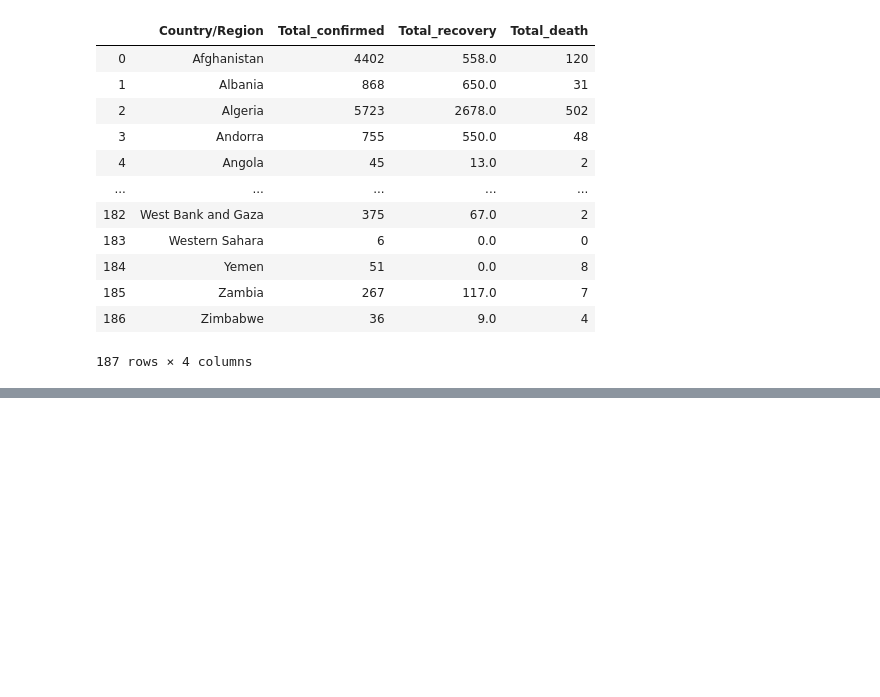
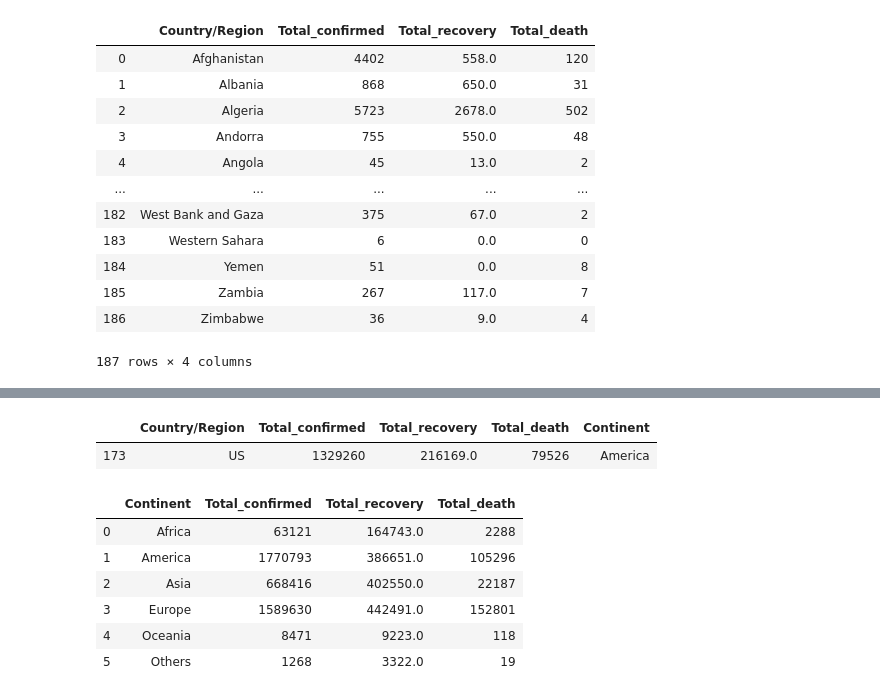
Before and after one commit to Predstan/COVID-19, a Jupyter notebook: covid_code.ipynb, the cells around one changed output, grey strips where cells are left out. Cells and saved outputs as stored; diff of their text form; code cells hidden in the pictures; blank space fills up the shorter version.

```diff
--- a/covid_code.ipynb
+++ b/covid_code.ipynb
@@ -333,0 +295,16 @@ plt.legend(loc='center')
+# %%
+combined[combined["Country/Region"] == "US"]
+# %% [output]
+|  | Country/Region | Total_confirmed | Total_recovery | Total_death | Continent |
+| 173 | US | 1329260 | 216169.0 | 79526 | America |
+# %%
+combined_group = combined.groupby("Continent").sum().reset_index()
+combined_group
+# %% [output]
+|  | Continent | Total_confirmed | Total_recovery | Total_death |
+| 0 | Africa | 63121 | 164743.0 | 2288 |
+| 1 | America | 1770793 | 386651.0 | 105296 |
+| 2 | Asia | 668416 | 402550.0 | 22187 |
+| 3 | Europe | 1589630 | 442491.0 | 152801 |
+| 4 | Oceania | 8471 | 9223.0 | 118 |
+| 5 | Others | 1268 | 3322.0 | 19 |
```
Also changed, not shown: parts of 14 cells of this notebook.
